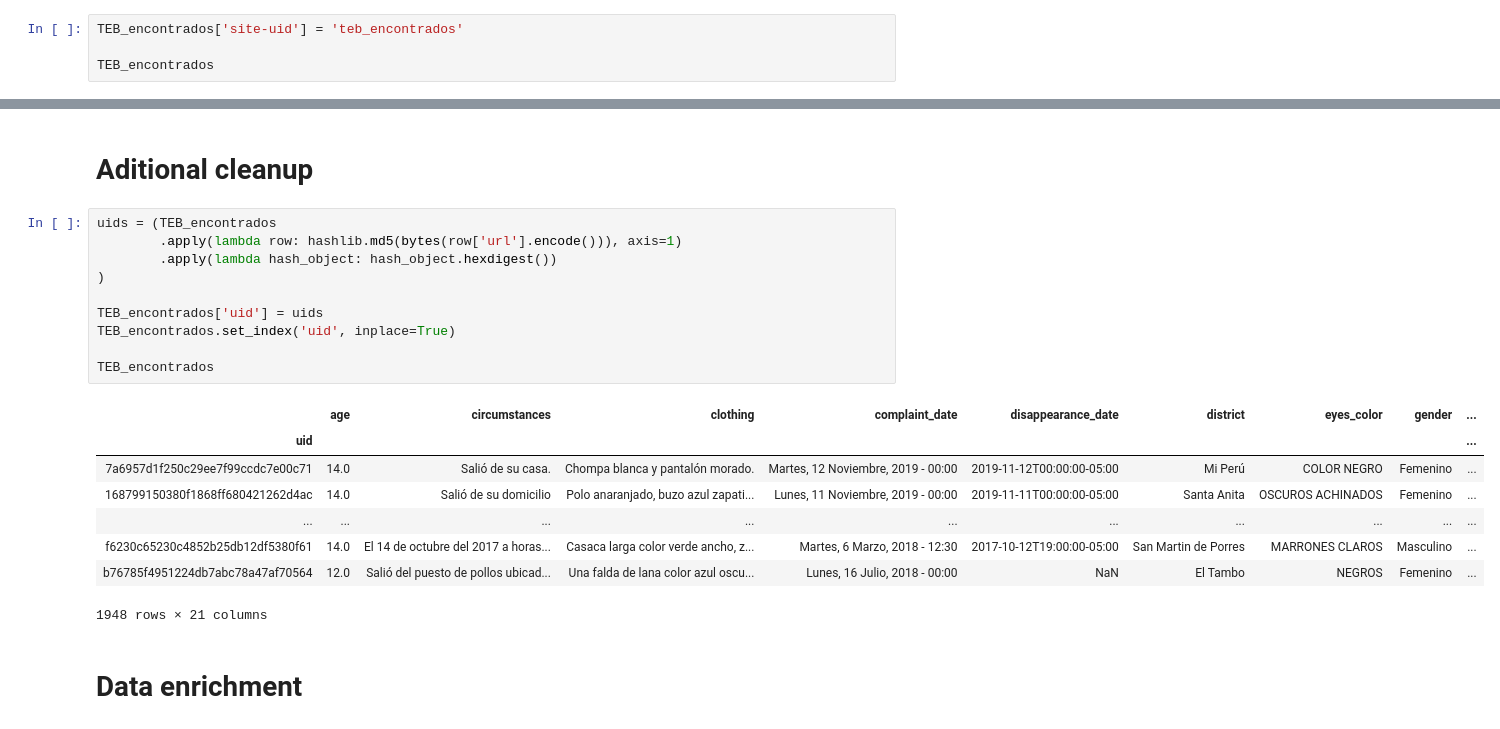
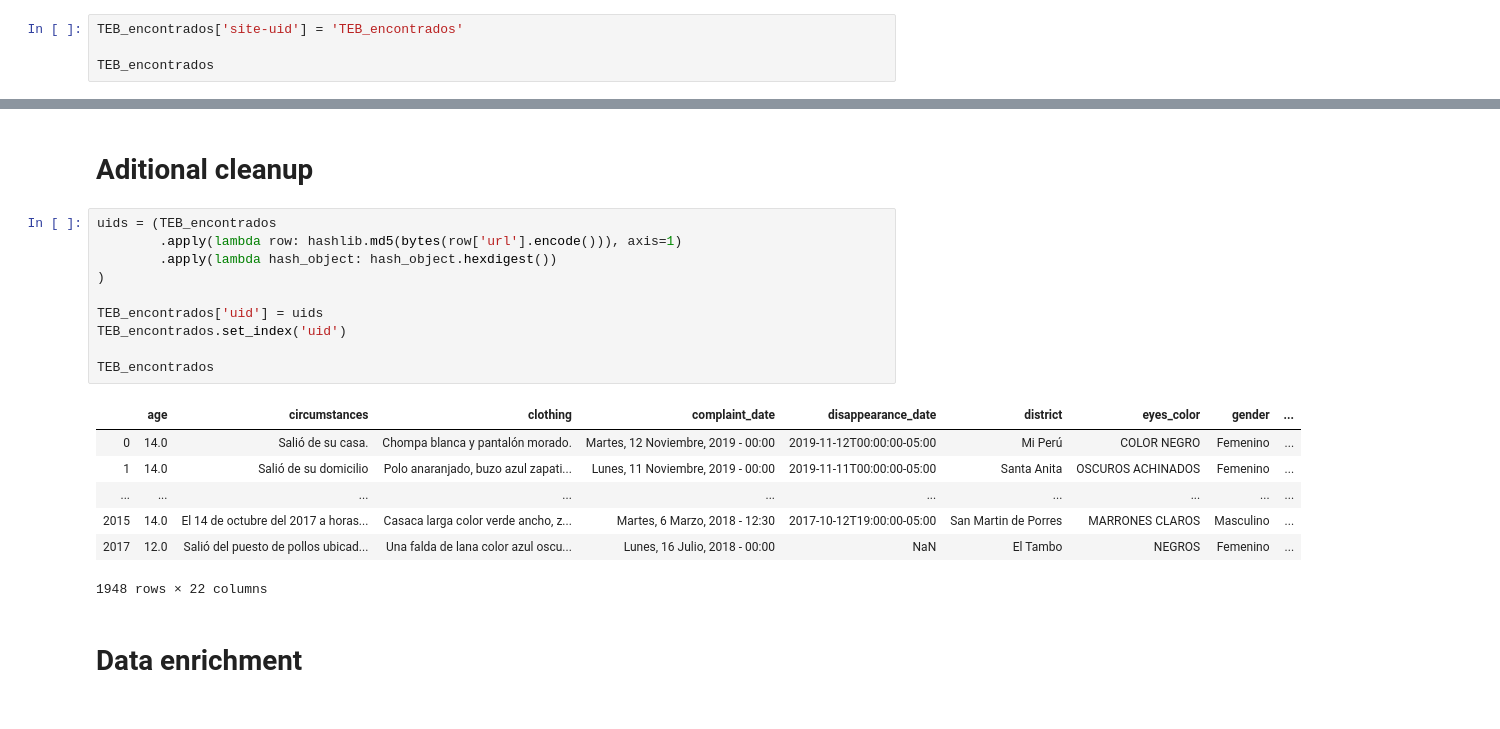
Before and after one commit to royrimachi/te_estamos_buscando_ws, a Jupyter notebook: TEB-Encontrados.ipynb, the cells around one changed output, grey strips where cells are left out. Drawn from its saved outputs; the diff is of its cells as text.

```diff
--- a/TEB-Encontrados.ipynb
+++ b/TEB-Encontrados.ipynb
@@ -25,7 +26,7 @@ TEB_encontrados
 # %% [markdown]
 # Data wrangling
 # %%
-TEB_encontrados['site-uid'] = 'teb_encontrados'
+TEB_encontrados['site-uid'] = 'TEB_encontrados'
 
 TEB_encontrados
 # %% [output]
@@ -66,22 +67,21 @@ TEB_encontrados.drop_duplicates(subset=['name'], keep='first', inplace=True)
 # %%
 uids = (TEB_encontrados
         .apply(lambda row: hashlib.md5(bytes(row['url'].encode())), axis=1)
         .apply(lambda hash_object: hash_object.hexdigest())
 )
 
 TEB_encontrados['uid'] = uids
-TEB_encontrados.set_index('uid', inplace=True)
+TEB_encontrados.set_index('uid')
 
 TEB_encontrados
 # %% [output]
 |  | age | circumstances | clothing | complaint_date | disappearance_date | district | eyes_color | gender | ... |
-| uid |  |  |  |  |  |  |  |  | ... |
-| 7a6957d1f250c29ee7f99ccdc7e00c71 | 14.0 | Salió de su casa. | Chompa blanca y pantalón morado. | Martes, 12 Noviembre, 2019 - 00:00 | 2019-11-12T00:00:00-05:00 | Mi Perú | COLOR NEGRO | Femenino | ... |
-| 168799150380f1868ff680421262d4ac | 14.0 | Salió de su domicilio | Polo anaranjado, buzo azul zapati... | Lunes, 11 Noviembre, 2019 - 00:00 | 2019-11-11T00:00:00-05:00 | Santa Anita | OSCUROS ACHINADOS | Femenino | ... |
+| 0 | 14.0 | Salió de su casa. | Chompa blanca y pantalón morado. | Martes, 12 Noviembre, 2019 - 00:00 | 2019-11-12T00:00:00-05:00 | Mi Perú | COLOR NEGRO | Femenino | ... |
+| 1 | 14.0 | Salió de su domicilio | Polo anaranjado, buzo azul zapati... | Lunes, 11 Noviembre, 2019 - 00:00 | 2019-11-11T00:00:00-05:00 | Santa Anita | OSCUROS ACHINADOS | Femenino | ... |
 | ... | ... | ... | ... | ... | ... | ... | ... | ... | ... |
-| f6230c65230c4852b25db12df5380f61 | 14.0 | El 14 de octubre del 2017 a horas... | Casaca larga color verde ancho, z... | Martes, 6 Marzo, 2018 - 12:30 | 2017-10-12T19:00:00-05:00 | San Martin de Porres | MARRONES CLAROS | Masculino | ... |
-| b76785f4951224db7abc78a47af70564 | 12.0 | Salió del puesto de pollos ubicad... | Una falda de lana color azul oscu... | Lunes, 16 Julio, 2018 - 00:00 | NaN | El Tambo | NEGROS | Femenino | ... |
+| 2015 | 14.0 | El 14 de octubre del 2017 a horas... | Casaca larga color verde ancho, z... | Martes, 6 Marzo, 2018 - 12:30 | 2017-10-12T19:00:00-05:00 | San Martin de Porres | MARRONES CLAROS | Masculino | ... |
+| 2017 | 12.0 | Salió del puesto de pollos ubicad... | Una falda de lana color azul oscu... | Lunes, 16 Julio, 2018 - 00:00 | NaN | El Tambo | NEGROS | Femenino | ... |
-1948 rows × 21 columns
+1948 rows × 22 columns
 # %% [markdown]
 # Data enrichment
 # %%
```
Also changed, not shown: parts of 15 cells of this notebook.
